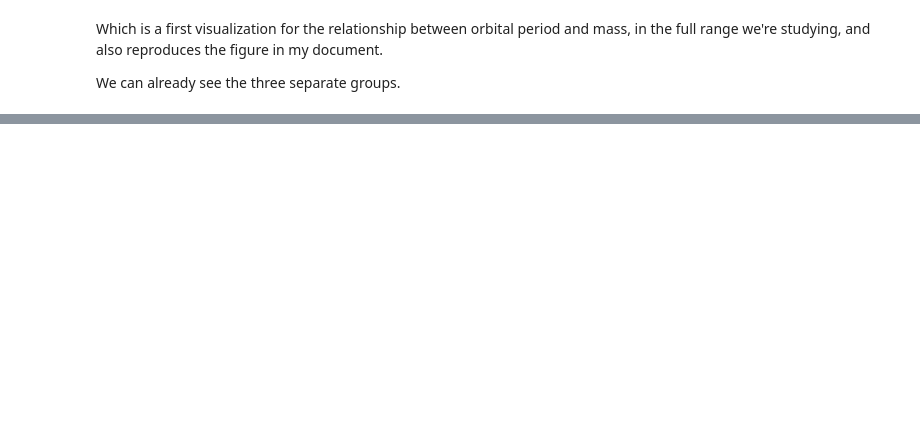
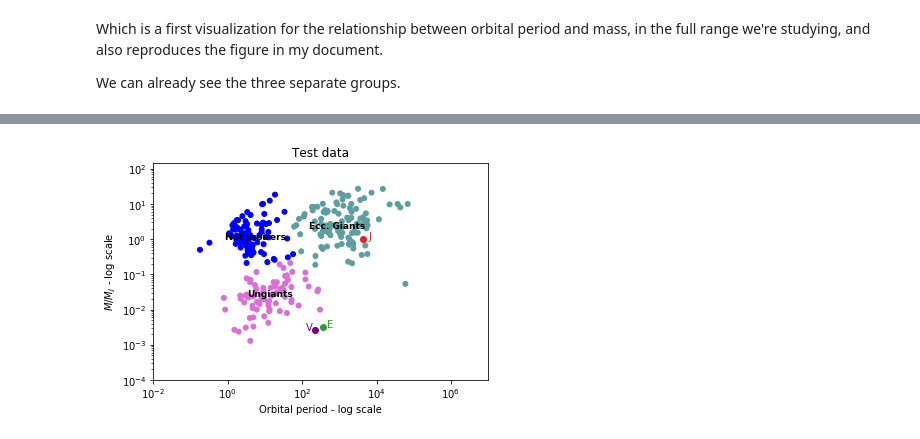
Before and after one commit to anaclb/exoplanets, a Jupyter notebook: read+groups.ipynb, the cells around one changed output, grey strips where cells are left out. Drawn from its saved outputs; the diff is of its cells as text; code cells hidden in the pictures; blank space fills up the shorter version.

```diff
--- a/read+groups.ipynb
+++ b/read+groups.ipynb
@@ -149,0 +151,24 @@ Should we use standardization/normalization? Let's find out!
+# %%
+#applying resulton test data
+result = kmeans.predict(np.log(test))
+result_list, result_names = [], []
+for l in result:
+    result_list = np.append(result_list, colors[l])
+    result_names = np.append(result_names, group_names[l])
+
+
+plt.scatter(P,M,c=result_list,s=25)
+for i, n in enumerate(N):
+    plt.scatter(P_solar[n],M_solar[n],c=planet_color[i])
+    plt.annotate(planet_name[i],(P_solar[n]+d[i],M_solar[n]),c=planet_color[i])
+    plt.annotate(group_names[i],(np.exp(centroids[:,0][i]-1.6),np.exp(centroids[:,1][i]-.1)),c='k',weight='bold',size=9)
+plt.xlabel('Orbital period - log scale')
+plt.ylabel(r'$M/M_J$ - log scale')
+plt.yscale('log')
+plt.xscale('log')
+plt.ylim(10e-5,15e1)
+plt.title("Test data")
+plt.xlim(10e-3,10e6)
+plt.show()
+# %% [output]
+[figure, added]
```
Also changed, not shown: parts of 11 cells of this notebook, 3 other files.
